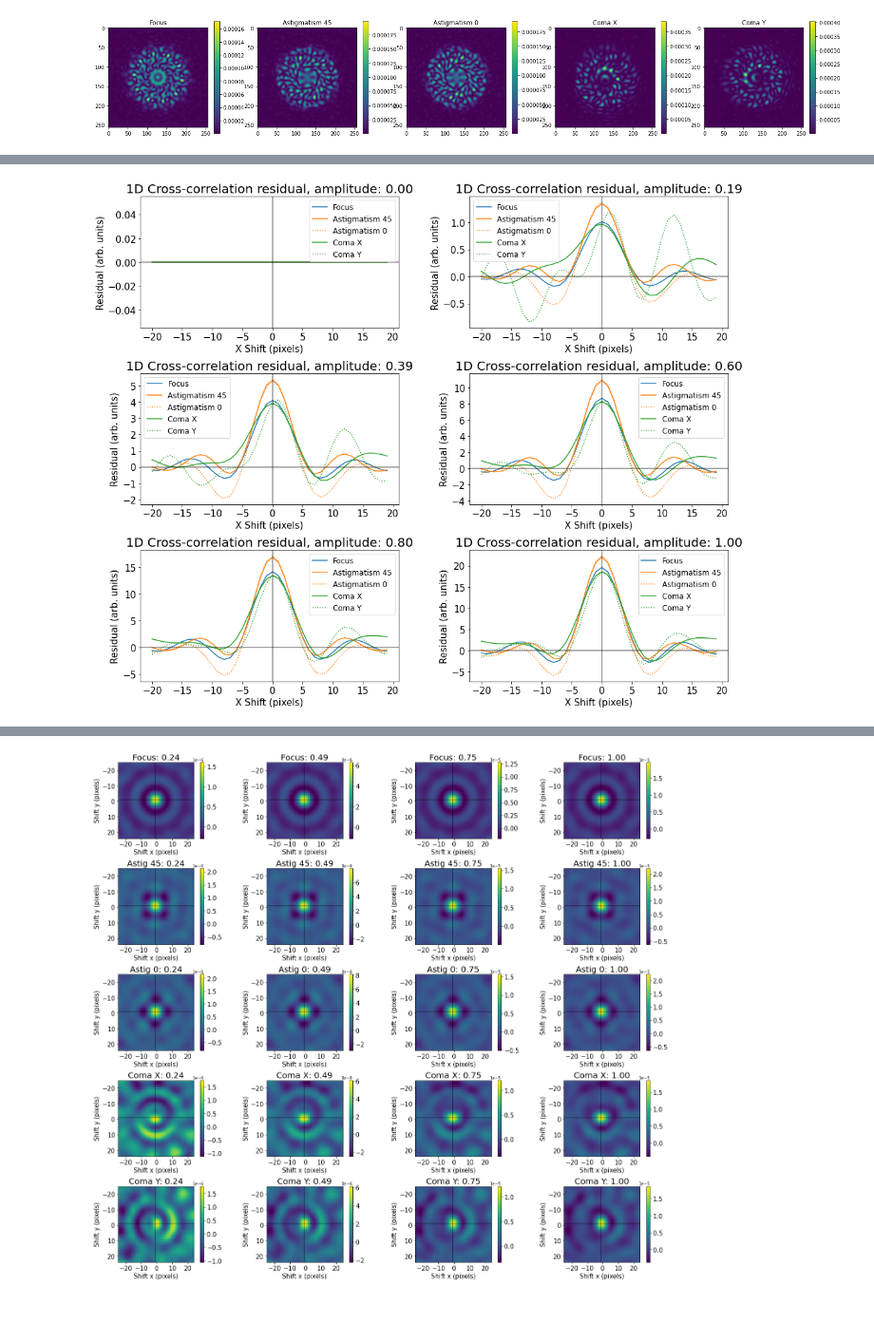
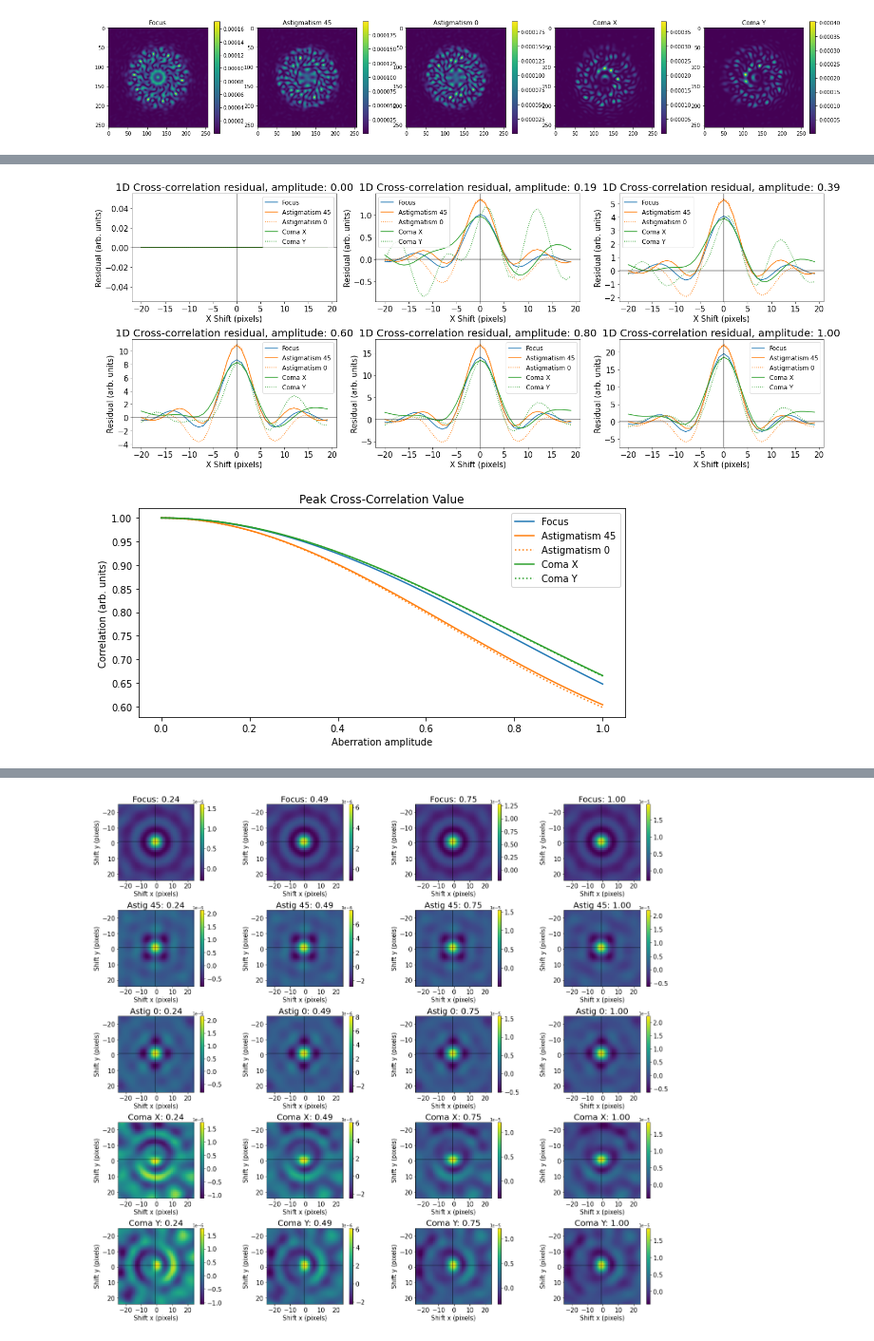
Before and after one commit to LouisDesdoigts/Notebooks, a Jupyter notebook: Thermal_constraints/Thermal_correlation.ipynb, the cells around one changed output, grey strips where cells are left out. Shown at 95% size. Drawn from its saved outputs; the diff is of its cells as text; code cells hidden in the pictures; blank space fills up the shorter version.

Commit message:
Updating thermal cross correlation notebook

```diff
--- a/Thermal_constraints/Thermal_correlation.ipynb
+++ b/Thermal_constraints/Thermal_correlation.ipynb
@@ -18,11 +21,13 @@ wavelength = 525e-9
 pixel_size = 2.5e-6
 array_size = 1024
 npixels = 256
+# %%
+pupil_path = "/import/tintagel3/snert/louis/Simulations_new/"
 # %%
 pupil_size, true_wavelength = get_wavefront_size(aperture, focal_length, wavelength, pixel_size, array_size)
 print(pupil_size, true_wavelength)
 print("Samlping is {:.2f}x Nyquist".format(array_size/(2*pupil_size)))
-toliman_pupil = get_toliman_pupil(pupil_size)
+toliman_pupil = get_toliman_pupil(pupil_size, path=pupil_path)
 # %% [output]
 WARNING:absl:No GPU/TPU found, falling back to CPU. (Set TF_CPP_MIN_LOG_LEVEL=0 and rerun for more info.)
 134 5.234103455325292e-07
@@ -134,9 +140,11 @@ s = 20
 # %%
 idxs = [1, 20, 40, 60, 80, 100]
 
-plt.figure(figsize=(15, 12))
+# plt.figure(figsize=(15, 12))
+plt.figure(figsize=(20, 8))
 for i in range(len(idxs)):
-    plt.subplot(3, 2, i+1)
+#     plt.subplot(3, 2, i+1)
+    plt.subplot(2, 3, i+1)
     for j in range(len(zernikes)):
         plt.plot(np.arange(-s, s), correlations_1d[j][idxs[i]-1][c-s:c+s]*1e5,
                  label=zern_names[j], c=colours[j], linestyle=linestyles[j])
@@ -156,24 +164,26 @@ plt.show()
 # %%
 idxs = [1, 20, 40, 60, 80, 100]
 
-plt.figure(figsize=(15, 12))
+# plt.figure(figsize=(15, 12))
+plt.figure(figsize=(20, 8))
 plt.title("BIG FIG")
 for i in range(len(idxs)):
-    plt.subplot(3, 2, i+1)
+#     plt.subplot(3, 2, i+1)
+    plt.subplot(2, 3, i+1)
     for j in range(len(zernikes)):
         plt.plot(np.arange(-s, s), (auto_correlation_1d - correlations_1d[j][idxs[i]-1])[c-s:c+s]*1e6,
                  label=zern_names[j], c=colours[j], linestyle=linestyles[j])
     plt.title("1D Cross-correlation residual, amplitude: {:.2f}".format(amplitudes[idxs[i]-1]), fontsize=20)
     plt.axvline(0, c='k', alpha=0.5)
     plt.axhline(0, c='k', alpha=0.5)
     plt.yticks(fontsize=15)
     plt.xticks(fontsize=15)
     plt.ylabel("Residual (arb. units)", fontsize=15)
     plt.xlabel("X Shift (pixels)", fontsize=15)
     plt.legend(fontsize=12)
 
 plt.tight_layout()
 plt.savefig("1d_crosscorrelation_residual")
 plt.show()
 # %% [output]
-[figure, old version]
+[figure, new version]
@@ -187,6 +218,20 @@ for i in tqdm(range(len(zernikes))):
     correlations_2d.append(correlations_temp)
 
 correlations_2d = np.array(correlations_2d)
+# %%
+peak_correlations = correlations_2d[:, :, 255, 255]
+plt.figure(figsize=(8, 4))
+for j in range(len(zernikes)):
+    plt.plot(amplitudes, peak_correlations[j]/np.max(peak_correlations), label=zern_names[j], c=colours[j], linestyle=linestyles[j])
+plt.title("Peak Cross-Correlation Value")
+plt.ylabel("Correlation (arb. units)")
+plt.xlabel("Aberration amplitude")
+plt.legend()
+plt.tight_layout()
+plt.savefig("Peak_cross_correlation")
+plt.show()
+# %% [output]
+[figure, added]
 # %%
 c2d = npixels
 s2d = 25
```
Also changed, not shown: parts of 9 cells of this notebook.
